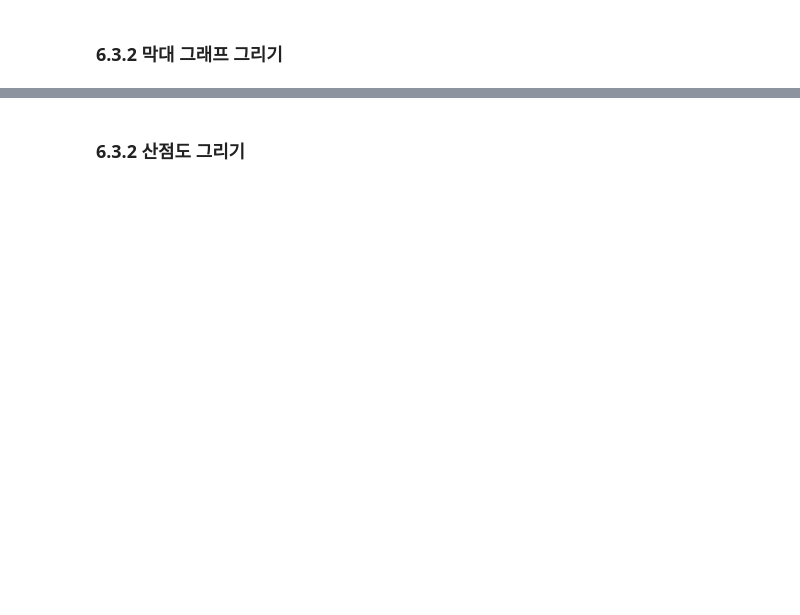
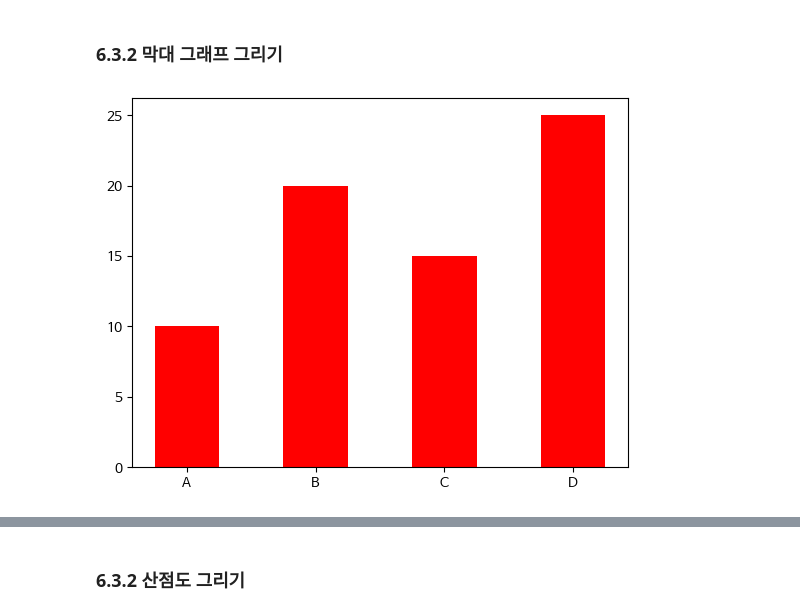
Before and after one commit to Taeichang/DataAnalysis, a Jupyter notebook: 오픈소스_데이터_분석_10강.ipynb, the cells around one changed output, grey strips where cells are left out. Drawn from its saved outputs; the diff is of its cells as text; code cells hidden in the pictures; blank space fills up the shorter version.

```diff
--- a/오픈소스_데이터_분석_10강.ipynb
+++ b/오픈소스_데이터_분석_10강.ipynb
@@ -93,13 +123,15 @@ plt.show()
 # %%
 import matplotlib.pyplot as plt
 
 # 데이터 정의
 categories = ['A', 'B', 'C', 'D']
 values = [10, 20, 15, 25]
 
 # 막대 그래프 그리기
-plt.bar(categories, values)
+plt.bar(categories, values, width=0.5, color = 'red')
 plt.show()
+# %% [output]
+[figure, added]
 # %%
 import matplotlib.pyplot as plt
 
```
Also changed, not shown: parts of 27 cells of this notebook.
